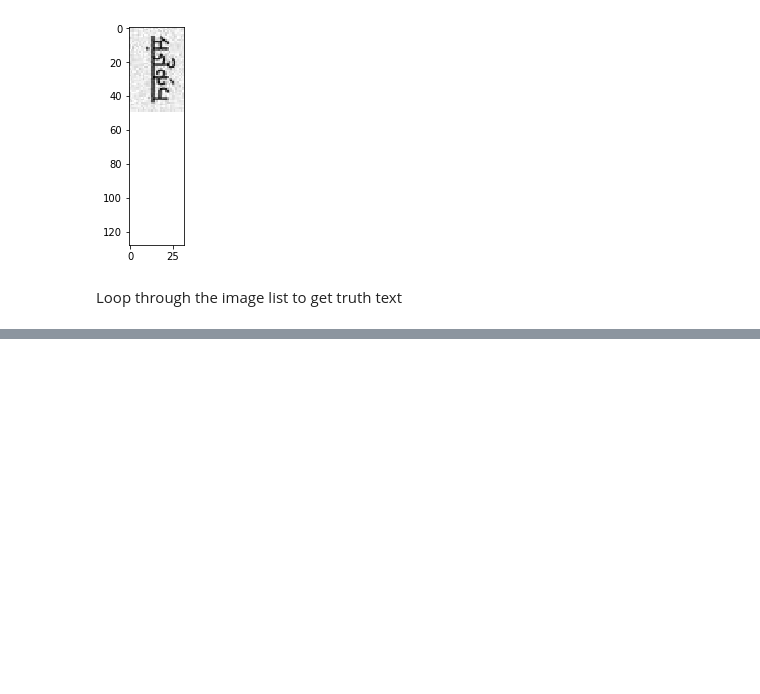
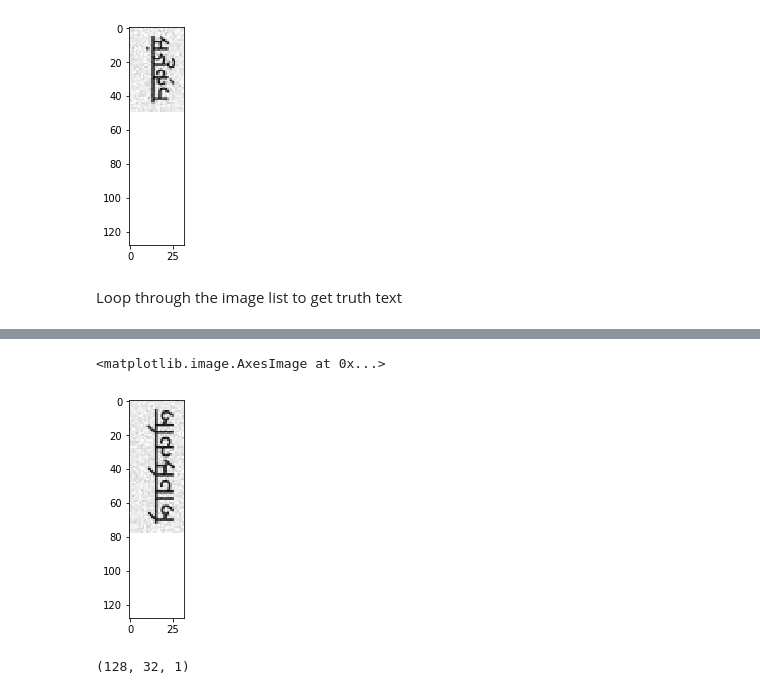
Before and after one commit to RumiRajbhandari/BookRoomForAll, a Jupyter notebook: lstm/ImageLoader.ipynb, the cells around one changed output, grey strips where cells are left out. Drawn from its saved outputs; the diff is of its cells as text; code cells hidden in the pictures; blank space fills up the shorter version.

```diff
--- a/lstm/ImageLoader.ipynb
+++ b/lstm/ImageLoader.ipynb
@@ -132,0 +262,11 @@ ValueError: Output tensors to a Sequential must be the output of a Keras `Layer`
+# %%
+targetImg = np.reshape(xTest[102],(128,32))
+# %%
+plt.imshow(targetImg,cmap='gray')
+# %% [output]
+<matplotlib.image.AxesImage at 0x...>
+[figure, added]
+# %%
+xTest[0].shape
+# %% [output]
+(128, 32, 1)
```
Also changed, not shown: parts of 21 cells of this notebook.
